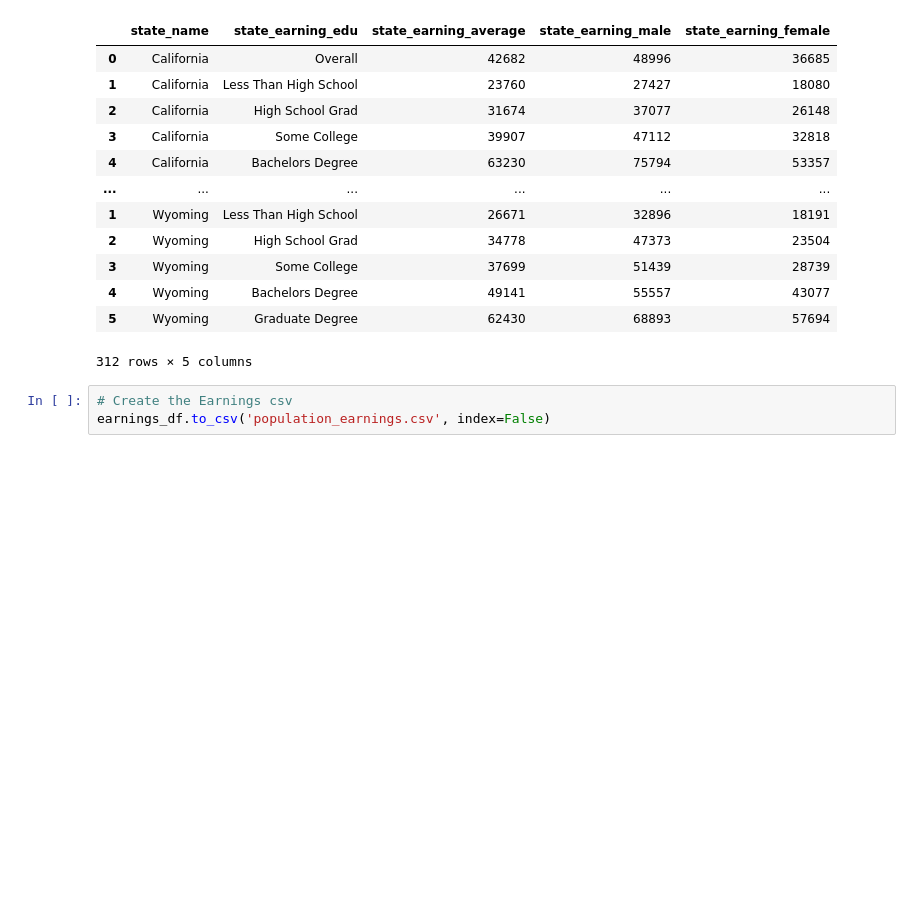
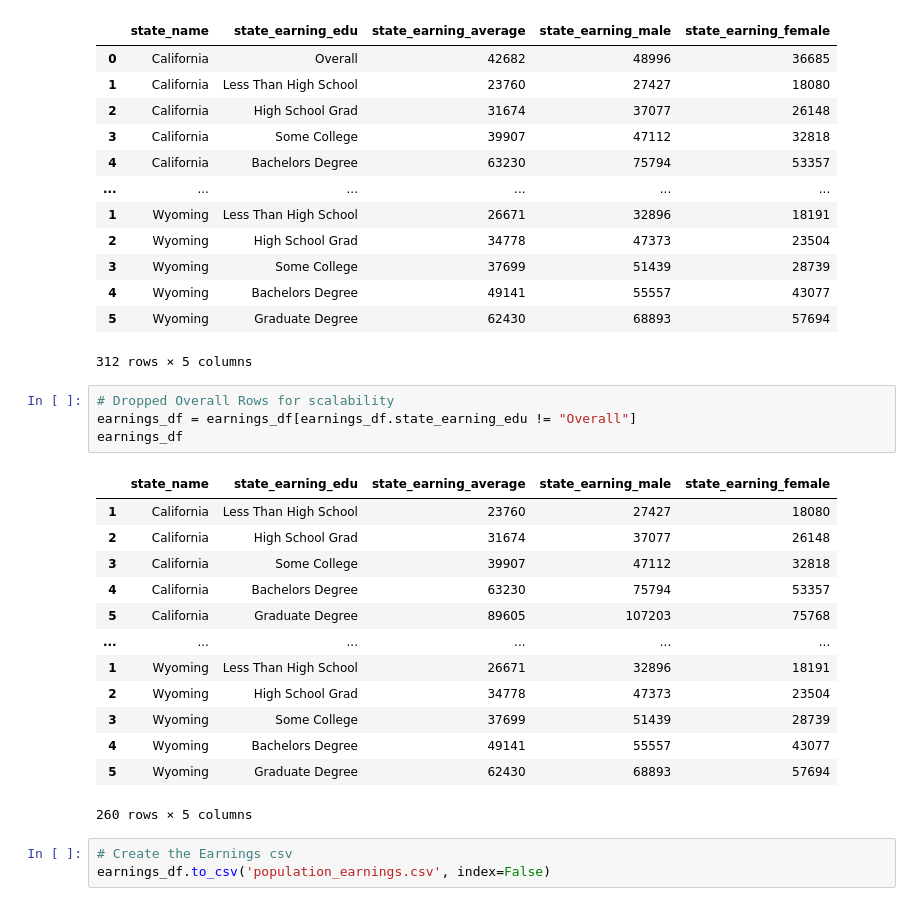
Before and after one commit to jgore1234/ETL_CoronavirusData, a Jupyter notebook: Population Data- Extract & Transform/state_population_data.ipynb, the cells around one changed output. Drawn from its saved outputs; the diff is of its cells as text; blank space fills up the shorter version.

```diff
--- a/state_population_data.ipynb
+++ b/Population Data- Extract & Transform/state_population_data.ipynb
@@ -356,6 +358,24 @@ earnings_df
 | 4 | Wyoming | Bachelors Degree | 49141 | 55557 | 43077 |
 | 5 | Wyoming | Graduate Degree | 62430 | 68893 | 57694 |
 312 rows × 5 columns
+# %%
+# Dropped Overall Rows for scalability
+earnings_df = earnings_df[earnings_df.state_earning_edu != "Overall"]
+earnings_df
+# %% [output]
+|  | state_name | state_earning_edu | state_earning_average | state_earning_male | state_earning_female |
+| 1 | California | Less Than High School | 23760 | 27427 | 18080 |
+| 2 | California | High School Grad | 31674 | 37077 | 26148 |
+| 3 | California | Some College | 39907 | 47112 | 32818 |
+| 4 | California | Bachelors Degree | 63230 | 75794 | 53357 |
+| 5 | California | Graduate Degree | 89605 | 107203 | 75768 |
+| ... | ... | ... | ... | ... | ... |
+| 1 | Wyoming | Less Than High School | 26671 | 32896 | 18191 |
+| 2 | Wyoming | High School Grad | 34778 | 47373 | 23504 |
+| 3 | Wyoming | Some College | 37699 | 51439 | 28739 |
+| 4 | Wyoming | Bachelors Degree | 49141 | 55557 | 43077 |
+| 5 | Wyoming | Graduate Degree | 62430 | 68893 | 57694 |
+260 rows × 5 columns
 # %%
 # Create the Earnings csv
 earnings_df.to_csv('population_earnings.csv', index=False)
```
Also changed, not shown: parts of 1 cell of this notebook, 4 other files.
